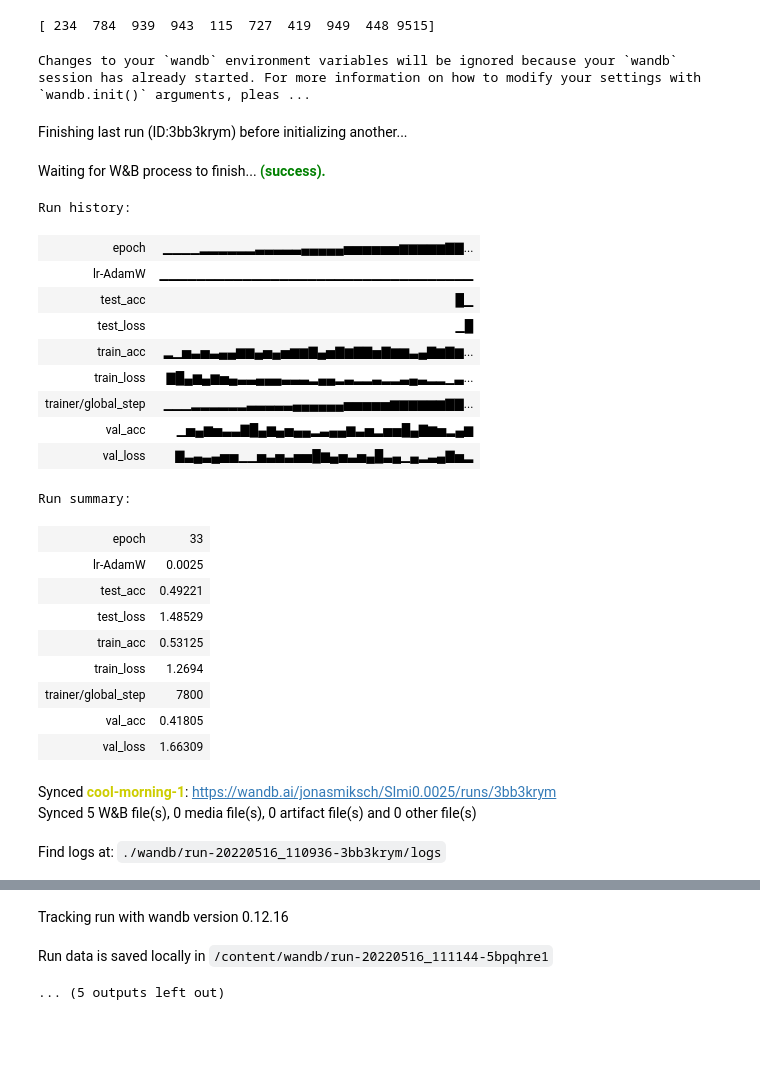
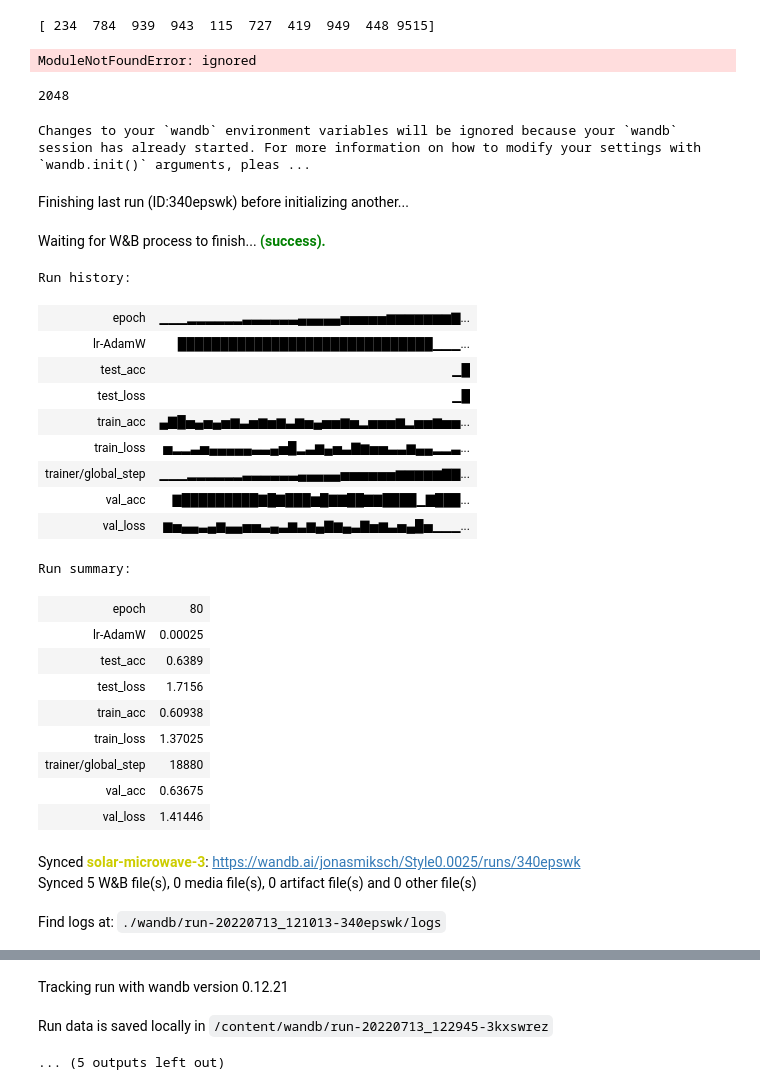
Before and after one commit to JonasMiksch/Research_Project_SimCLR, a Jupyter notebook: Classifier_SimCLR.ipynb, the cells around one changed output, grey strips where cells are left out. Drawn from its saved outputs; the diff is of its cells as text; code cells hidden in the pictures; blank space fills up the shorter version.

```diff
--- a/Classifier_SimCLR.ipynb
+++ b/Classifier_SimCLR.ipynb
@@ -130,3 +130,7 @@ img_transforms = transforms.Compose([transforms.ToPILImage(),
 train_data = pd.read_csv(os.path.join(WORKING_DIRECTORY,'artdl_train.csv'))
 test_data = pd.read_csv(os.path.join(WORKING_DIRECTORY,'artdl_test.csv'))
 val_data = pd.read_csv(os.path.join(WORKING_DIRECTORY,'artdl_valid.csv'))
+
+train_data_class=ImageDataset(train_data,img_folder,img_transforms)
+val_data_class=ImageDataset(val_data,img_folder,img_transforms)
+test_data_class=ImageDataset(test_data,img_folder,img_transforms)
@@ -139,13 +136,0 @@ JPEGImages
-# %%
-pl.seed_everything(42)
-NUM_IMAGES = 6
-imgs = torch.stack([train_data_class[idx][0] for idx in range(NUM_IMAGES) ], dim=0)
-print(imgs.shape)
-img_grid = torchvision.utils.make_grid(imgs, nrow=6, normalize=True, pad_value=0.9)
-img_grid = img_grid.permute(1, 2, 0)
-plt.figure(figsize=(10,5))
-plt.title('Image_tests')
-plt.imshow(img_grid)
-plt.axis('off')
-plt.show()
-plt.close()
@@ -267,7 +239,7 @@ val_feats_simclr3 = prepare_data_features(simclr_model, val_data_clas3)
 # %%
 from sklearn.utils.class_weight import compute_class_weight
 from torch.utils.data import WeightedRandomSampler
-train_labels = train_feats_simclr2.tensors[1].cpu().detach().numpy()
+train_labels = train_feats_simclr.tensors[1].cpu().detach().numpy()
 
 # class_weights = compute_class_weight(class_weight ='balanced',classes = np.unique(train_labels),y =train_labels)
 
@@ -395,8 +332,12 @@ from pytorch_lightning.loggers import WandbLogger
 
 
 def train_logreg( batch_size, train_feats_data, val_feats_data,test_feats_data, max_epochs, **kwargs):
-    train_loader = data.DataLoader(train_feats_data, batch_size=batch_size, shuffle=True,
-                                   drop_last=False, pin_memory=True, num_workers=NUM_WORKERS)#,sampler= weighted_random_sampler)
+    if Use_Random_Sampler:
+      train_loader = data.DataLoader(train_feats_data, batch_size=batch_size, shuffle=True,
+                                   drop_last=False, pin_memory=True, num_workers=NUM_WORKERS,sampler= weighted_random_sampler)
+    else:
+      train_loader = data.DataLoader(train_feats_data, batch_size=batch_size, shuffle=False,
+                                   drop_last=False, pin_memory=True, num_workers=NUM_WORKERS)
     val_loader = data.DataLoader(val_feats_data, batch_size=batch_size, shuffle=False,
                                   drop_last=False, pin_memory=True, num_workers=NUM_WORKERS)
     test_loader = data.DataLoader(test_feats_data, batch_size=batch_size, shuffle=False,
@@ -429,46 +370,50 @@ def train_logreg( batch_size, train_feats_data, val_feats_data,test_feats_data,
     train_result = trainer.test(model, dataloaders=train_loader, verbose=True)
     val_result = trainer.test(model, dataloaders=val_loader, verbose=True)
     return model
+# %% [output]
+ModuleNotFoundError: ignored
 # %%
 print(test_feats_simclr.tensors[0].shape[1])
+# %% [output]
+2048
 # %%
 learning_rate = 0.0025
 #filename = "ArtDL_FInetuning"
-filename = "SImi"+str(learning_rate)
+filename = "Style"+str(learning_rate)
 folder = os.path.join(CHECKPOINT_PATH, filename)
 resnet_model = train_logreg(batch_size=64,
                             train_feats_data=train_feats_simclr,
                             val_feats_data=val_feats_simclr,
                             test_feats_data = test_feats_simclr,
                             feature_dim=train_feats_simclr.tensors[0].shape[1],
                             num_classes=10,
                             lr=learning_rate ,
                             weight_decay=1e-3,
                             max_epochs = 80)
 # %% [output]
 Changes to your `wandb` environment variables will be ignored because your `wandb` session has already started. For more information on how to modify your settings with `wandb.init()` arguments, pleas ...
-Finishing last run (ID:3bb3krym) before initializing another...
+Finishing last run (ID:340epswk) before initializing another...
 Waiting for W&B process to finish... (success).
 Run history:
-| epoch | ▁▁▁▁▂▂▂▂▂▂▃▃▃▃▃▄▄▄▄▄▅▅▅▅▅▅▆▆▆▆▆▇▇... |
-| lr-AdamW | ▁▁▁▁▁▁▁▁▁▁▁▁▁▁▁▁▁▁▁▁▁▁▁▁▁▁▁▁▁▁▁▁▁▁ |
-| test_acc | █▁ |
+| epoch | ▁▁▁▂▂▂▂▂▂▃▃▃▃▃▃▄▄▄▄▄▅▅▅▅▅▆▆▆▆▆▆▆▇... |
+| lr-AdamW | ██████████████████████████████▁▁▁... |
+| test_acc | ▁█ |
 | test_loss | ▁█ |
-| train_acc | ▂▁▅▃▅▃▄▄▆▆▄▅▄▅▆▆▇▄▅▇▆▇▇▅▇▆▆▃▄▇▆▇▆... |
-| train_loss | ▇█▄▆▄▆▅▄▃▃▄▄▄▃▃▃▂▄▄▂▃▂▂▃▂▂▃▄▃▂▂▁▃... |
-| trainer/global_step | ▁▁▁▂▂▂▂▂▂▃▃▃▃▃▄▄▄▄▄▄▅▅▅▅▅▆▆▆▆▆▆▇▇... |
-| val_acc | ▁▅▄▆▅▃▃▇█▄▆▄▅▄▄▂▃▄▄▆▃▅▂▅▅█▄▇▆▅▂▄▆ |
-| val_loss | ▇▃▄▃▄▅▅▁▁▅▃▅▃▅▅█▆▄▅▃▅▄█▃▄▁▄▂▃▄▇▅▂ |
+| train_acc | ▄▇█▅▄▅▄▅▆▃▅▆▅▆▃▆▅▄▅▅▆▅▂▅▅▅▆▂▅▅▆▅▅... |
+| train_loss | ▅▂▂▃▅▄▄▄▄▄▃▃▄▅█▂▃▆▄▅▃▇▆▅▅▃▃▆▄▄▂▂▃... |
+| trainer/global_step | ▁▁▁▂▂▂▂▂▂▃▃▃▃▃▃▄▄▄▄▄▅▅▅▅▅▅▆▆▆▆▆▇▇... |
+| val_acc | ▇█████████▇█▇███▆█▇▇██▇▇████▁▇███... |
+| val_loss | ▆▅▄▄▃▄▆▄▄▅▅▃▄▃▆▃▆▄▇▆▄▃▇▅▆▃▅▄█▅▁▁▁... |
 Run summary:
-| epoch | 33 |
-| lr-AdamW | 0.0025 |
-| test_acc | 0.49221 |
-| test_loss | 1.48529 |
-| train_acc | 0.53125 |
-| train_loss | 1.2694 |
-| trainer/global_step | 7800 |
-| val_acc | 0.41805 |
-| val_loss | 1.66309 |
+| epoch | 80 |
+| lr-AdamW | 0.00025 |
+| test_acc | 0.6389 |
+| test_loss | 1.7156 |
+| train_acc | 0.60938 |
+| train_loss | 1.37025 |
+| trainer/global_step | 18880 |
+| val_acc | 0.63675 |
+| val_loss | 1.41446 |
-Synced cool-morning-1: https://wandb.ai/jonasmiksch/SImi0.0025/runs/3bb3krym
+Synced solar-microwave-3: https://wandb.ai/jonasmiksch/Style0.0025/runs/340epswk
 Synced 5 W&B file(s), 0 media file(s), 0 artifact file(s) and 0 other file(s)
-Find logs at: ./wandb/run-20220516_110936-3bb3krym/logs
+Find logs at: ./wandb/run-20220713_121013-340epswk/logs
@@ -476,5 +421,5 @@ Successfully finished last run (ID:3bb3krym). Initializing new run:
-Tracking run with wandb version 0.12.16
+Tracking run with wandb version 0.12.21
-Run data is saved locally in /content/wandb/run-20220516_111144-5bpqhre1
+Run data is saved locally in /content/wandb/run-20220713_122945-3kxswrez
 ... (5 outputs left out)
 # %%
 @torch.no_grad()
```
Also changed, not shown: parts of 11 cells of this notebook.
